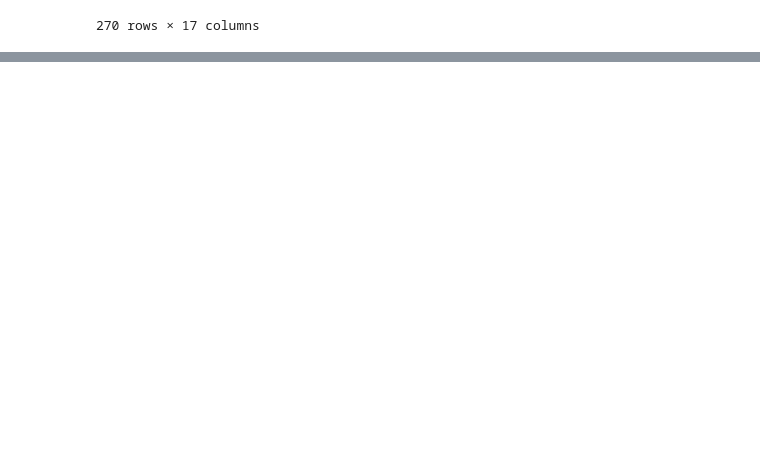
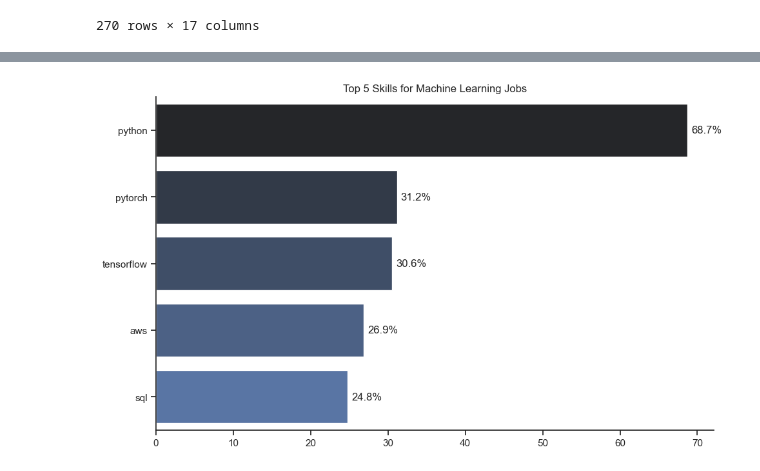
Before and after one commit to rajendrashrest111/python_data_project, a Jupyter notebook: 3_Project/2_Skil_Demand.ipynb, the cells around one changed output, grey strips where cells are left out. Drawn from its saved outputs; the diff is of its cells as text; code cells hidden in the pictures; blank space fills up the shorter version.

```diff
--- a/3_Project/2_Skil_Demand.ipynb
+++ b/3_Project/2_Skil_Demand.ipynb
@@ -241,2 +208,4 @@ df_skill_count
 # %%
-job_title = df
+df_ML = df[df['job_title_short'] == 'Machine Learning Engineer'].copy()
+
+df_ML
@@ -242,0 +226,3 @@ job_title = df
+# %%
+df_Skills_ML = df_ML.explode('job_skills')
+df_Skills_ML[['job_title_short', 'job_skills']]
@@ -242,0 +243,5 @@ job_title = df
+# %%
+# add column with the skill counts
+df_Skill_Counts_ML = df_Skills_ML.groupby('job_skills').size().reset_index(name='Skill_Count')
+df_Skill_Counts_ML = df_Skill_Counts_ML.sort_values(by='Skill_Count', ascending=False)
+df_Skill_Counts_ML
@@ -242,0 +269,8 @@ job_title = df
+# %%
+# find the percentage of the top 5 skills that are published for the job machine learning engineer
+df_ML_total_counts = 14080
+df_Skills_Perc = df_Skill_Counts_ML.copy()
+df_Skills_Perc['Percentage'] = (df_Skills_Perc['Skill_Count'] / df_ML_total_counts) * 100
+# sorting and take top 5
+df_Skills_Perc = df_Skills_Perc.sort_values(by='Percentage', ascending=False).head()
+df_Skills_Perc
@@ -242,0 +284,36 @@ job_title = df
+# %%
+# plotting the data in barchart
+
+fig, ax = plt.subplots(figsize=(10, 6))
+sns.set_theme(style="ticks")
+
+sns.barplot(
+    x='Percentage',
+    y='job_skills',
+    data=df_Skills_Perc,
+    ax=ax,
+    palette="dark:b",
+    hue='job_skills'
+)
+
+# Add labels on each bar
+for p in ax.patches:
+    ax.text(
+        p.get_width() + 0.5,               # X position (a little to the right of the bar)
+        p.get_y() + p.get_height() / 2,   # Y position (centered vertically on the bar)
+        f"{p.get_width():.1f}%",          # Text (percentage with 1 decimal place)
+        va='center'
+    )
+
+ax.set_title('Top 5 Skills for Machine Learning Jobs')
+ax.set_xlabel('')
+ax.set_ylabel('')
+
+
+# remove the spines
+sns.despine()
+
+plt.tight_layout()
+plt.show()
+# %% [output]
+[figure, added]
```
Also changed, not shown: parts of 9 cells of this notebook, 2 other files.
